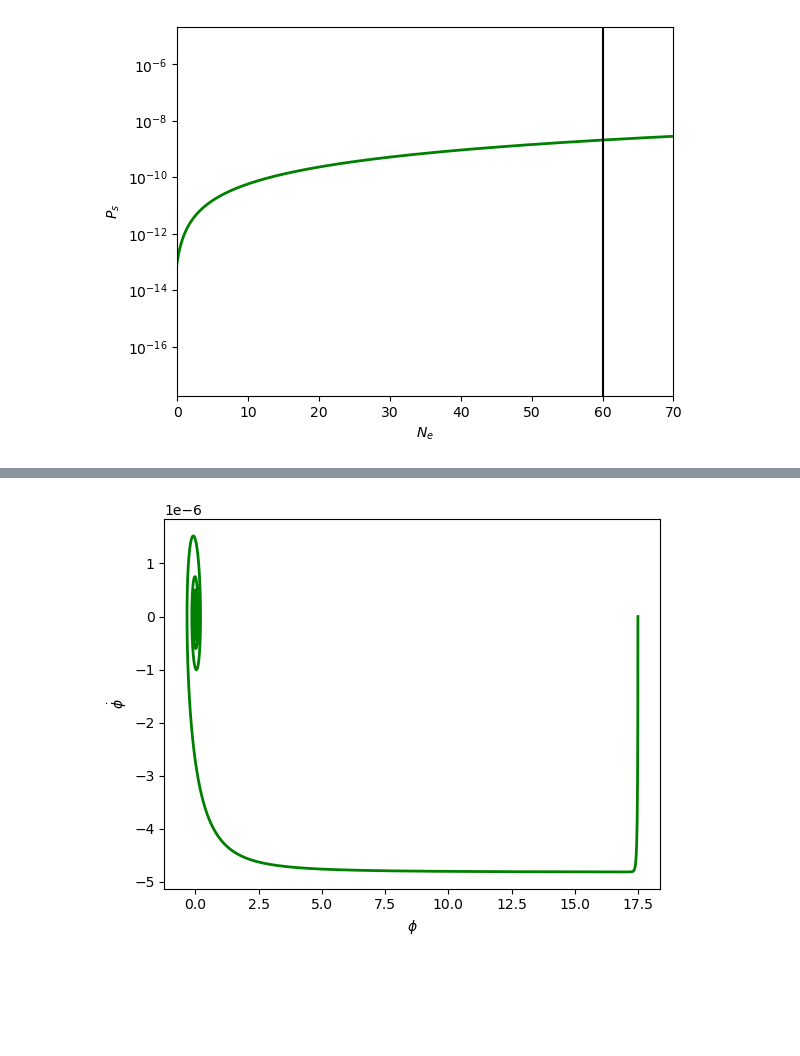
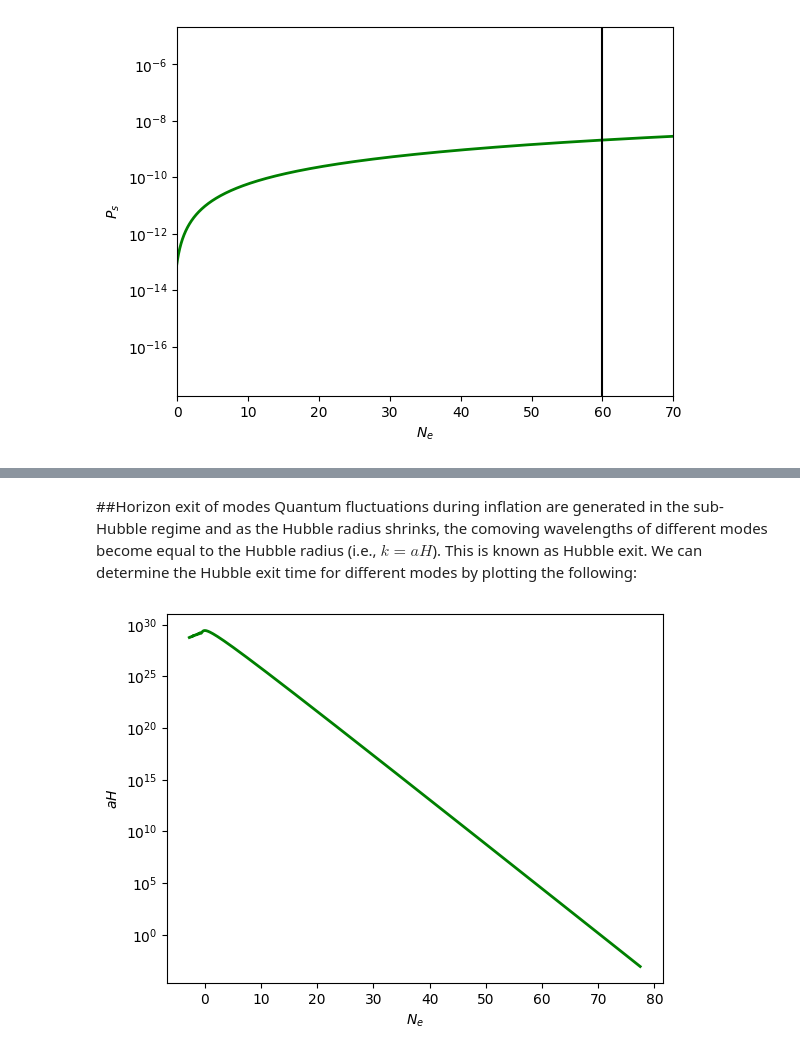
Before and after one commit to bhattsiddharth/NumDynInflation, a Jupyter notebook: Num_Dyn_Inflation.ipynb, the cells around one changed output, grey strips where cells are left out. Drawn from its saved outputs; the diff is of its cells as text; code cells hidden in the pictures; blank space fills up the shorter version.

```diff
--- a/Num_Dyn_Inflation.ipynb
+++ b/Num_Dyn_Inflation.ipynb
@@ -149,7 +152,13 @@ The value of $P_s$ at $N_e=60$ should be approximately $2.1\times10^{-9}$. If th
+# %% [markdown]
+##Horizon exit of modes
+Quantum fluctuations during inflation are generated in the sub-Hubble regime and as the Hubble radius shrinks, the comoving wavelengths of different modes become equal to the Hubble radius (i.e., $k=aH$). This is known as Hubble exit. We can determine the Hubble exit time for different modes by plotting the following:
 # %%
-plt.plot(phi, phi_t, 'g', lw=2)
-plt.xlabel(r'$\phi$')
-plt.ylabel(r'$\dot{\phi}$')
+aH = A*z # rate of change of scale factor
+
+plt.plot(Ne, aH, 'g', lw=2)
+plt.xlabel(r'$N_e$')
+plt.ylabel(r'$aH$')
+plt.yscale('log')
 plt.show()
 # %% [output]
-[figure, old version]
+[figure, new version]
```
Also changed, not shown: parts of 32 cells of this notebook.
